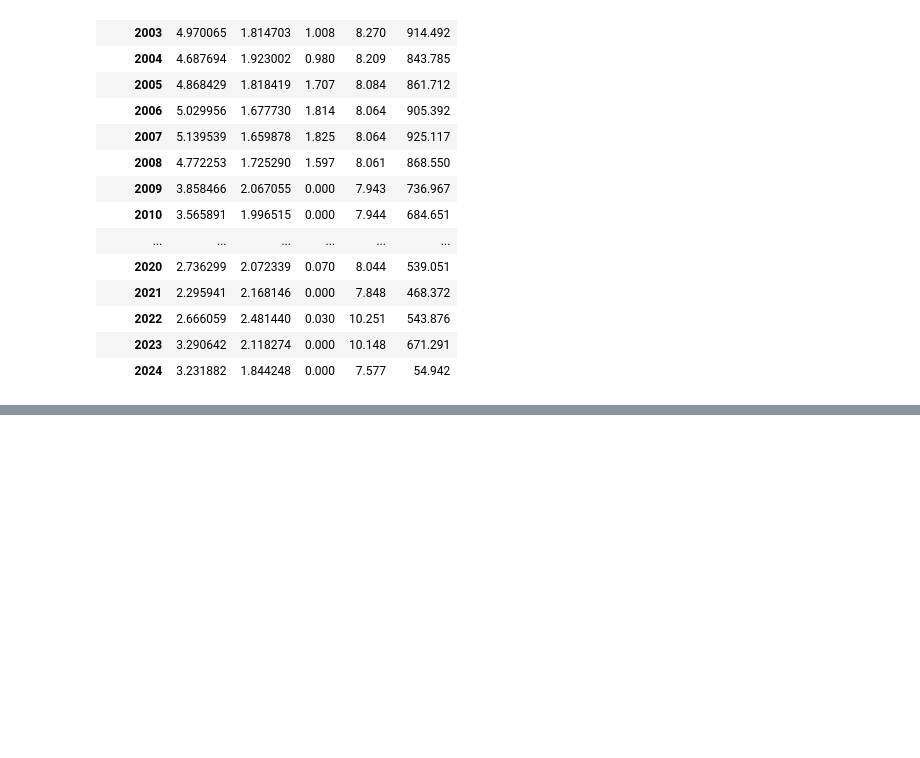
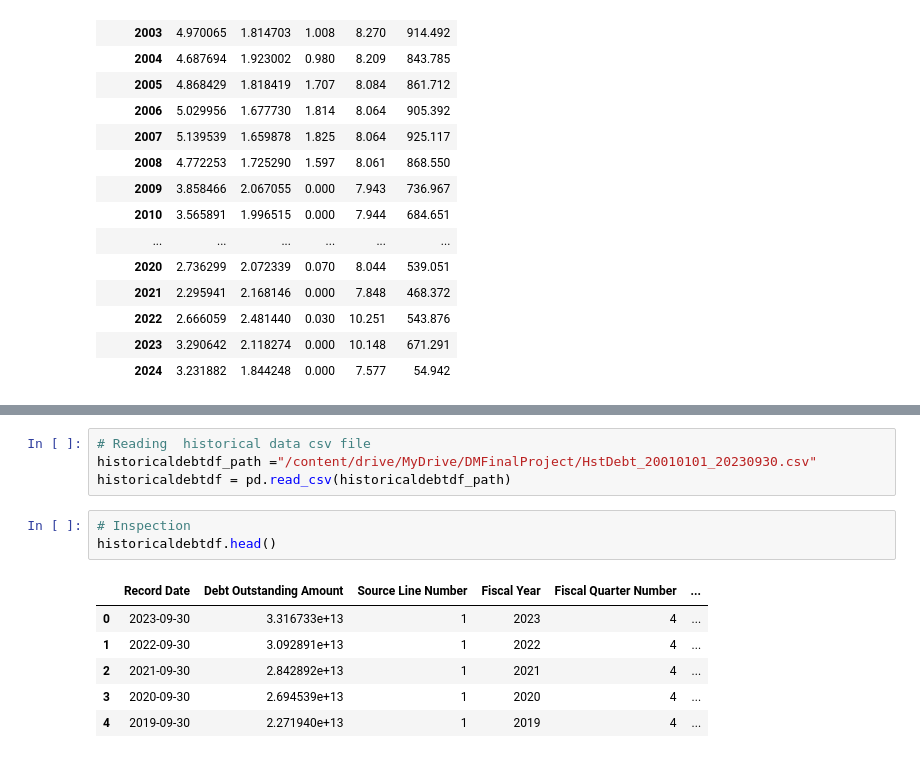
Before and after one commit to felabonte/DataMiningFinalProject, a Jupyter notebook: CS6220_DataMining_FinalProject.ipynb, the cells around one changed output, grey strips where cells are left out. Saved outputs shown, nothing was run; the diff lists cells and outputs as text; blank space fills up the shorter version.

```diff
--- a/CS6220_DataMining_FinalProject.ipynb
+++ b/CS6220_DataMining_FinalProject.ipynb
@@ -204,0 +213,14 @@ grouped_data_fiscal_year_result
+# %%
+# Reading  historical data csv file
+historicaldebtdf_path ="/content/drive/MyDrive/DMFinalProject/HstDebt_20010101_20230930.csv"
+historicaldebtdf = pd.read_csv(historicaldebtdf_path)
+# %%
+# Inspection
+historicaldebtdf.head()
+# %% [output]
+|  | Record Date | Debt Outstanding Amount | Source Line Number | Fiscal Year | Fiscal Quarter Number | ... |
+| 0 | 2023-09-30 | 3.316733e+13 | 1 | 2023 | 4 | ... |
+| 1 | 2022-09-30 | 3.092891e+13 | 1 | 2022 | 4 | ... |
+| 2 | 2021-09-30 | 2.842892e+13 | 1 | 2021 | 4 | ... |
+| 3 | 2020-09-30 | 2.694539e+13 | 1 | 2020 | 4 | ... |
+| 4 | 2019-09-30 | 2.271940e+13 | 1 | 2019 | 4 | ... |
```
Also changed, not shown: parts of 5 cells of this notebook.
